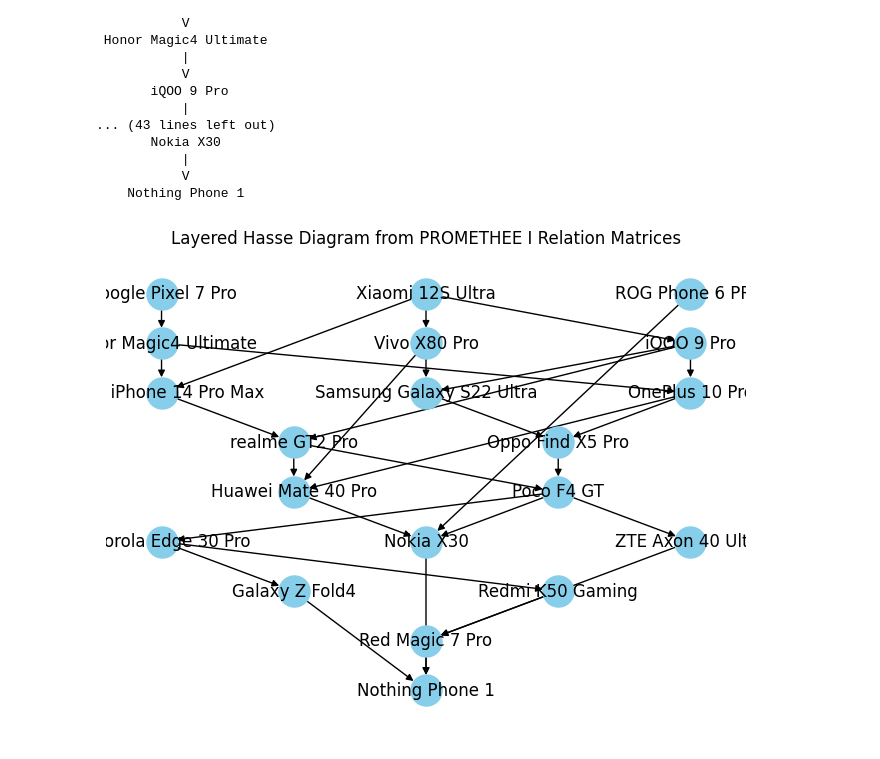
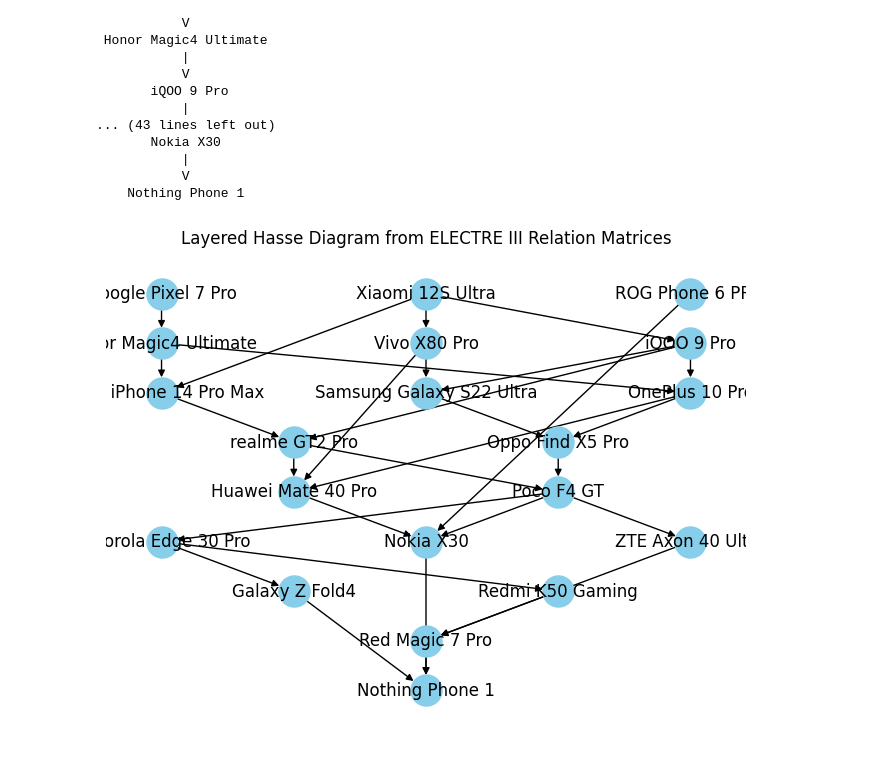
Before and after one commit to pshemke/projekt_iswd_2, a Jupyter notebook: projekt_iswd_2.ipynb, the cells around one changed output. Drawn from its saved outputs; the diff is of its cells as text; code cells hidden in the pictures.

Commit message:
electre complete ranking works (probably)

```diff
--- a/projekt_iswd_2.ipynb
+++ b/projekt_iswd_2.ipynb
@@ -637,56 +755,69 @@ Ranking based on a net flow:
 import matplotlib.pyplot as plt
 import networkx as nx
 
-def draw_layered_hasse_diagram(phones, P_matrix):
+def draw_electre_hasse_diagram(phones, P_matrix, I_matrix):
     G = nx.DiGraph()
     phone_to_index = {phone.model: i for i, phone in enumerate(phones)}
     index_to_phone = {i: phone for i, phone in enumerate(phones)}
 
-    # Count incoming edges for each phone
+    # Count incoming preference edges for each phone
     incoming_edges = [0] * len(phones)
     for i in range(len(phones)):
         for j in range(len(phones)):
-            if P_matrix[i][j] == 1:
+            if P_matrix[i][j]:
                 incoming_edges[j] += 1
 
     # Determine layers by processing levels of incoming edge counts
     layers = []
     process_queue = [i for i in range(len(phones)) if incoming_edges[i] == 0]  # Start with zero incoming edges
     next_queue = []
 
     while process_queue:
         layers.append(process_queue)
         for i in process_queue:
             for j in range(len(phones)):
-                if P_matrix[i][j] == 1:
+                if P_matrix[i][j]:
                     incoming_edges[j] -= 1
                     if incoming_edges[j] == 0:
                         next_queue.append(j)
         process_queue, next_queue = next_queue, []
 
-    # Add edges to graph based on direct preferences
+    # Add edges to graph based on direct preferences and indifference
     for i in range(len(phones)):
         for j in range(len(phones)):
-            if P_matrix[i][j] == 1:
-                G.add_edge(index_to_phone[i].model, index_to_phone[j].model)
-
-    # Perform transitive reduction to remove redundant edges
-    TR = nx.transitive_reduction(G)
+            if P_matrix[i][j]:
+                G.add_edge(index_to_phone[i].model, index_to_phone[j].model, color='black')
+            elif I_matrix[i][j]:
+                # If indifferent, group nodes together visually by placing them at the same y-level
+                # We will find the highest layer containing either and place both there
+                i_layer = next((l for l, layer in enumerate(layers) if i in layer), None)
+                j_layer = next((l for l, layer in enumerate(layers) if j in layer), None)
+                if i_layer is not None and j_layer is not None:
+                    if i_layer != j_layer:
+                        # Move the lower node to the higher node's layer
+                        higher_layer = min(i_layer, j_layer)
+                        layers[higher_layer].extend(layers[max(i_layer, j_layer)])
+                        layers[max(i_layer, j_layer)] = []
 
     # Set node positions manually to visualize layers
     pos = {}
     for layer_index, layer in enumerate(layers):
         x_offsets = range(len(layer))
         for i, x_offset in zip(layer, x_offsets):
             pos[index_to_phone[i].model] = (x_offset - len(layer) / 2, -layer_index)
 
+    # Perform transitive reduction to remove redundant edges
+    TR = nx.transitive_reduction(G)
+
     # Draw the graph with transitive reduction applied
-    nx.draw(TR, pos, with_labels=True, node_color='skyblue', node_size=500, font_size=12, edge_color='k')
-    plt.title('Layered Hasse Diagram from PROMETHEE I Relation Matrices')
+    edges = TR.edges(data=True)
+    colors = [edge[2].get('color', 'black') for edge in edges]
+    nx.draw(TR, pos, with_labels=True, node_color='skyblue', node_size=500, font_size=12, edge_color=colors)
+    plt.title('Layered Hasse Diagram from ELECTRE III Relation Matrices')
     plt.axis('off')  # Turn off the axis to improve clarity
     plt.show()
 
-# Assuming you have your phones list and P_matrix correctly set up
-draw_layered_hasse_diagram(phones, P_matrix)
+# Assuming you have your phones list and P_matrix and I_matrix correctly set up
+draw_electre_hasse_diagram(phones, P_matrix, I_matrix)
 # %% [output]
-[figure, old version]
+[figure, new version]
```
Also changed, not shown: parts of 3 cells of this notebook.
